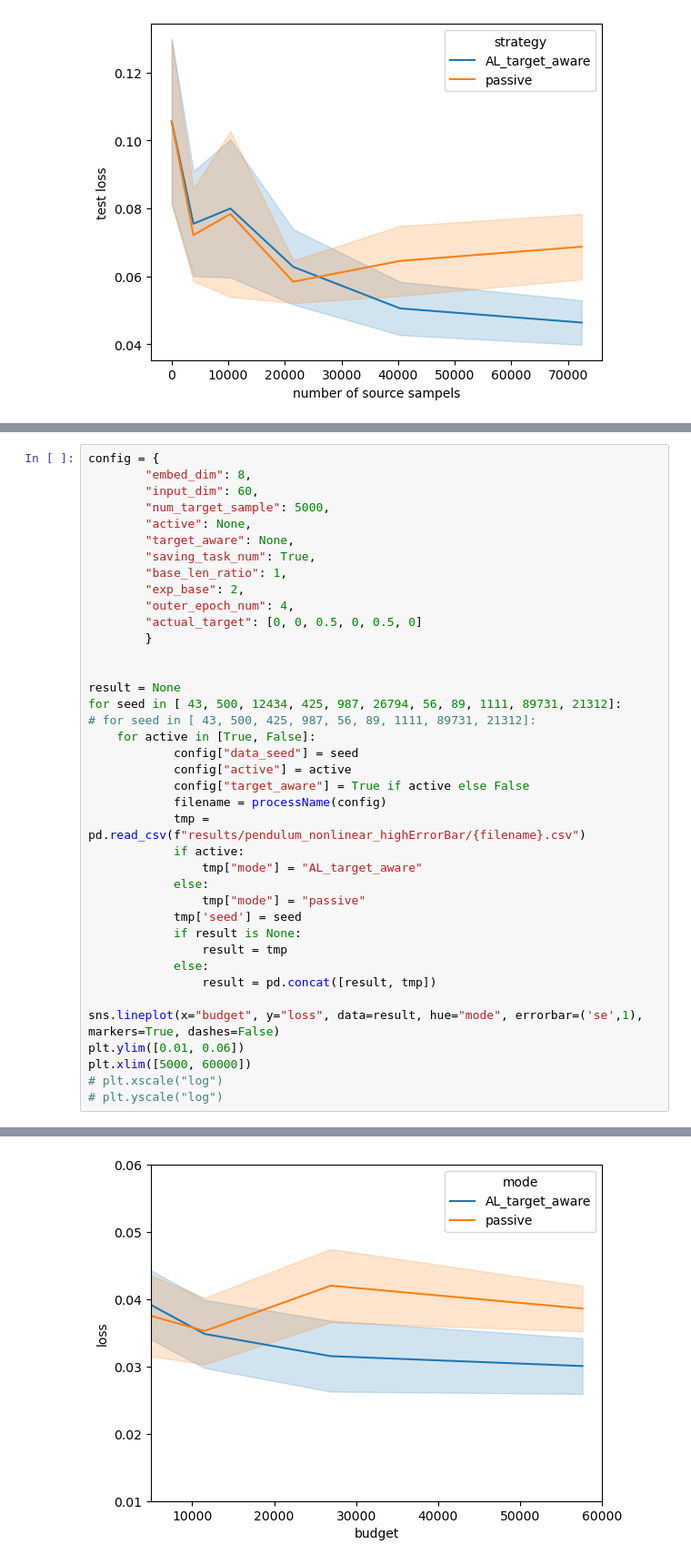
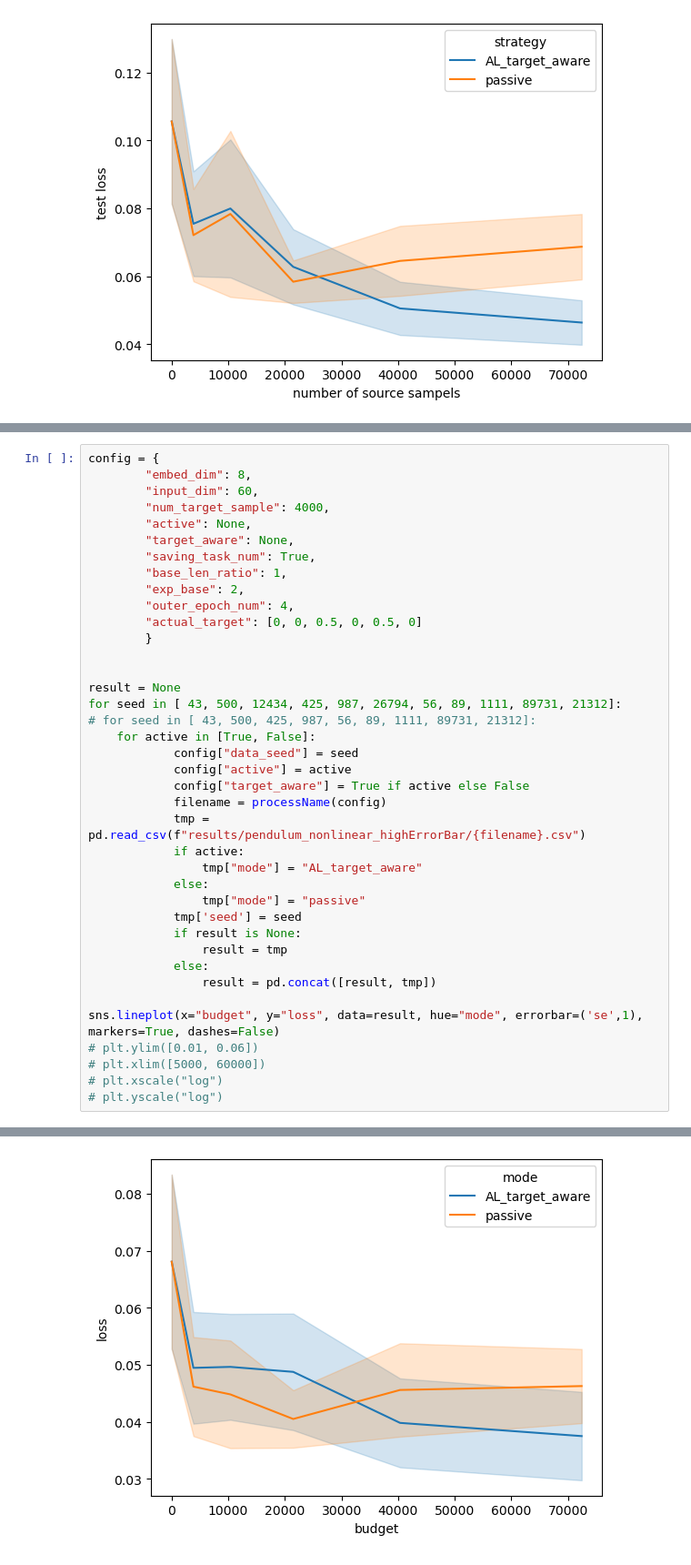
Before and after one commit to WendyH1108/AL-Robotics, a Jupyter notebook: summary_pendulum_nonLinear.ipynb, the cells around one changed output, grey strips where cells are left out. Shown: that part at 91% size. Cells and saved outputs as stored; diff of their text form.

```diff
--- a/summary_pendulum_nonLinear.ipynb
+++ b/summary_pendulum_nonLinear.ipynb
@@ -86,7 +80,7 @@ sns.lineplot(x="budget", y="related_source_est_similarities", data=result, error
 config = {
         "embed_dim": 8,
         "input_dim": 60,
-        "num_target_sample": 5000,
+        "num_target_sample": 4000,
         "active": None,
         "target_aware": None,
         "saving_task_num": True,
@@ -117,8 +111,8 @@ for seed in [ 43, 500, 12434, 425, 987, 26794, 56, 89, 1111, 89731, 21312]:
                 result = pd.concat([result, tmp])
 
 sns.lineplot(x="budget", y="loss", data=result, hue="mode", errorbar=('se',1), markers=True, dashes=False)
-plt.ylim([0.01, 0.06])
-plt.xlim([5000, 60000])
+# plt.ylim([0.01, 0.06])
+# plt.xlim([5000, 60000])
 # plt.xscale("log")
 # plt.yscale("log")
 # %% [output]
@@ -126 +120 @@ plt.xlim([5000, 60000])
-[figure, old version]
+[figure, new version]
```
Also changed, not shown: parts of 15 cells of this notebook.
